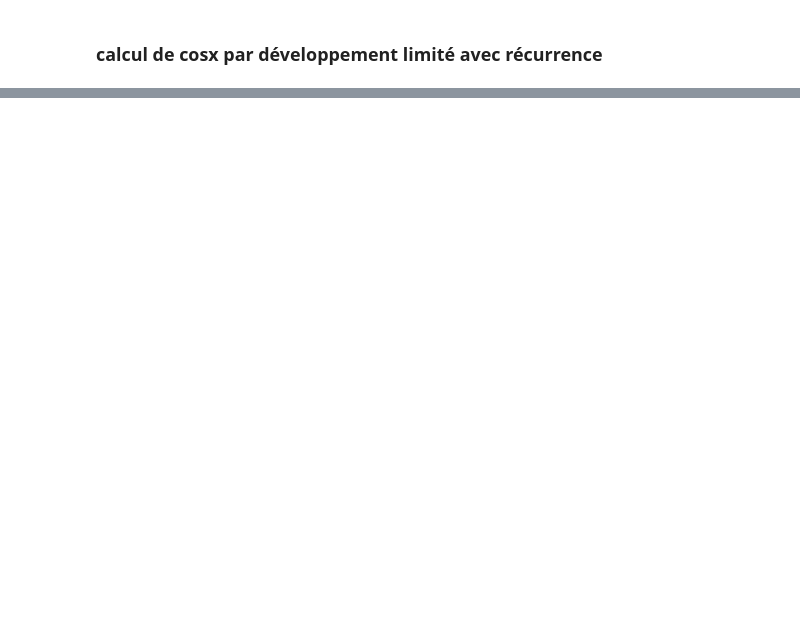
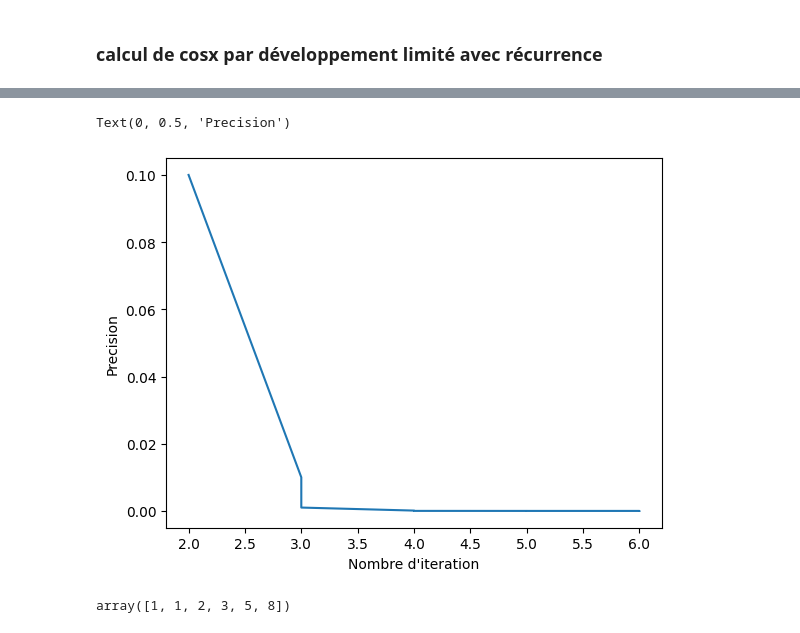
Before and after one commit to Souniz/TPSD_S6, a Jupyter notebook: Analyse_Numerique/TP1.ipynb, the cells around one changed output, grey strips where cells are left out. Cells and saved outputs as stored; diff of their text form; code cells hidden in the pictures; blank space fills up the shorter version.

```diff
--- a/Analyse_Numerique/TP1.ipynb
+++ b/Analyse_Numerique/TP1.ipynb
@@ -237,11 +229,11 @@ np.cos(4)
 # %%
 def calcul_cos_x_recur(x,p):
     s=1
+    t=1
     i=0
-    t=1
-    while t>p:
-        t=-t*x*x/(2*i+1)*(2*i+2)
+    while np.abs(t)>p:
+        t=-t*x*x/((2*i+1)*(2*i+2))
         i=i+1
-        s=s*t
+        s=s+t
     return s,i
 # %%
@@ -250,0 +247,14 @@ calcul_cos_x_recur(4,10**-14)
+# %%
+precision=[10**-i for i in range(1,10)]
+iteration=[calcul_cos_x_recur(np.pi/4,i)[1] for i in precision]
+plt.plot(iteration,precision)
+axe=plt.gca()
+plt.xlabel("Nombre d'iteration")
+plt.ylabel("Precision")
+# %% [output]
+Text(0, 0.5, 'Precision')
+[figure, added]
+# %%
+memory
+# %% [output]
+array([1, 1, 2, 3, 5, 8])
```
Also changed, not shown: parts of 7 cells of this notebook, 3 other files.
